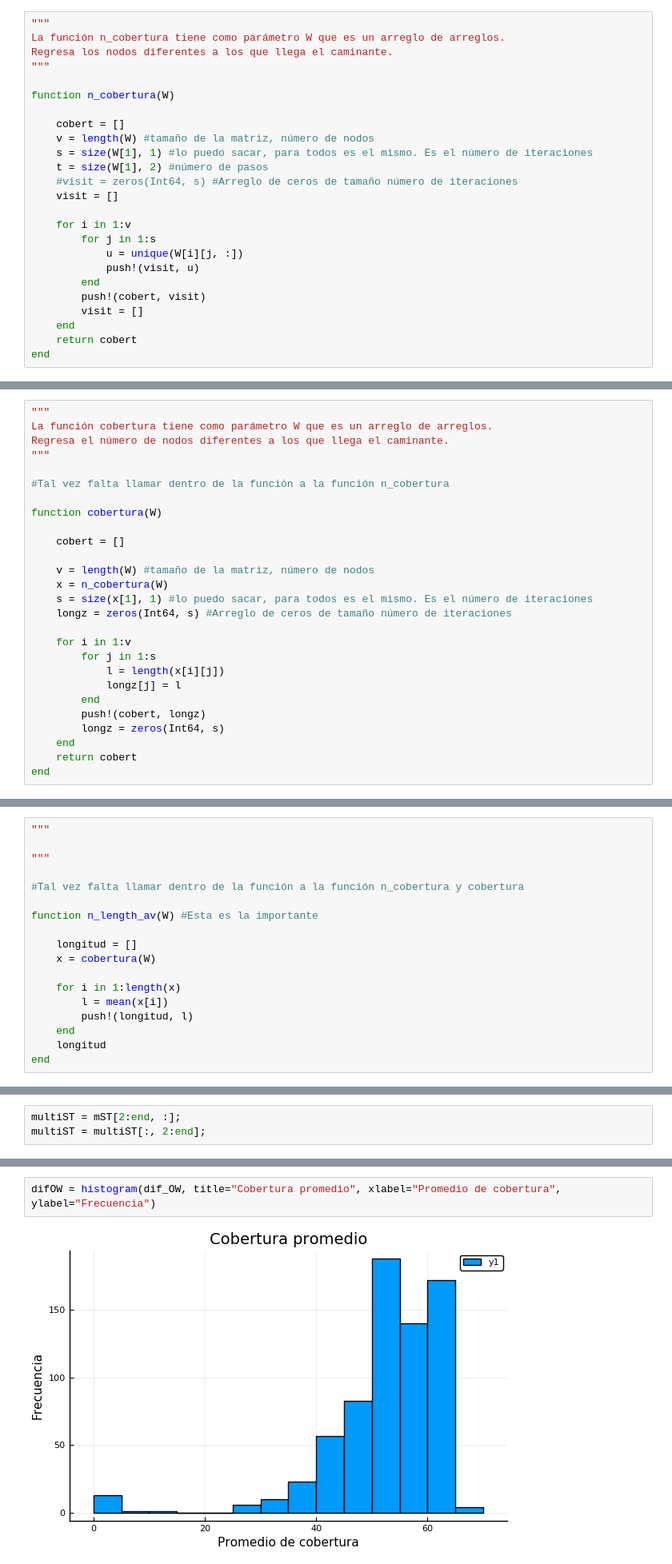
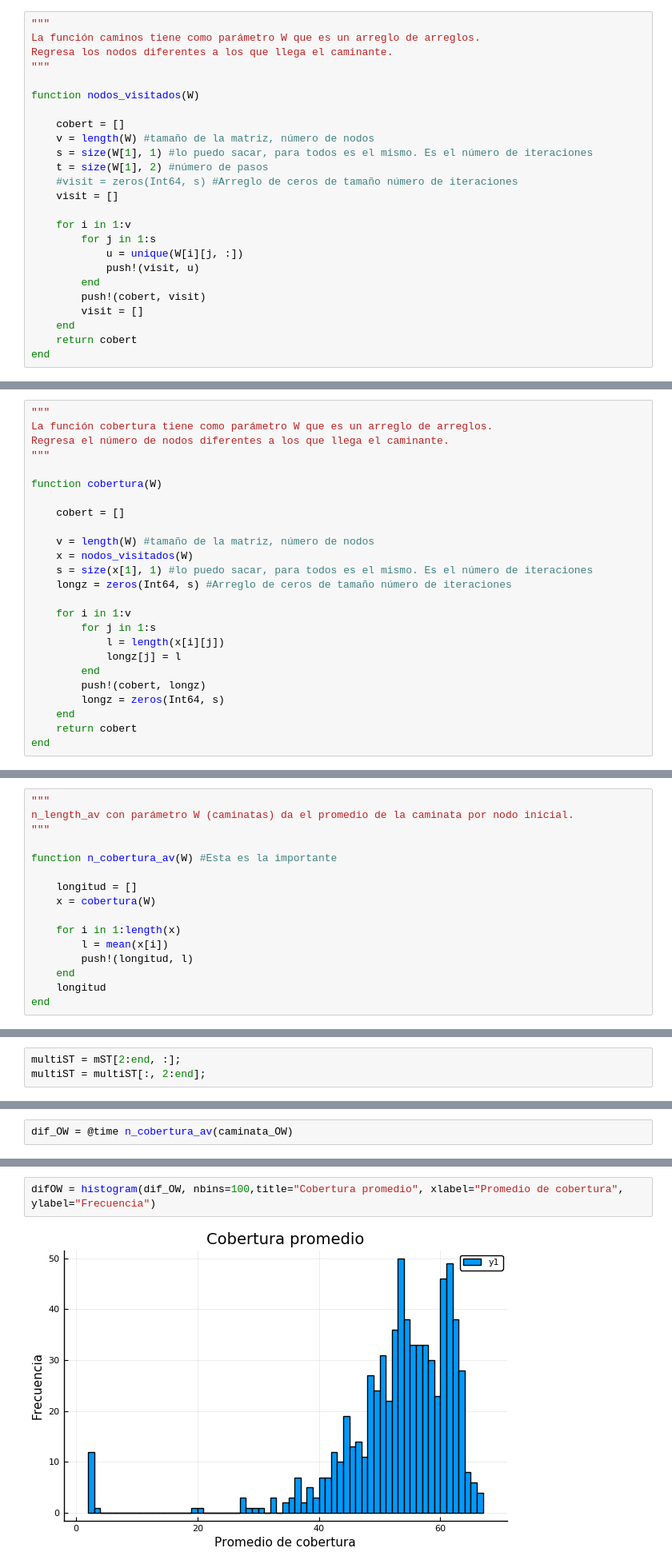
Before and after one commit to Yuriyama/Proyecto_aerolineas, a Jupyter notebook: Code/Alianzas_RW.ipynb, the cells around one changed output, grey strips where cells are left out. Shown at 80% size. Drawn from its saved outputs; the diff is of its cells as text.

Commit message:
Algunos histogramas

```diff
--- a/Code/Alianzas_RW.ipynb
+++ b/Code/Alianzas_RW.ipynb
@@ -223,11 +284,11 @@ end
 walk_av_length (generic function with 1 method)
 # %%
 """
-La función n_cobertura tiene como parámetro W que es un arreglo de arreglos.
+La función caminos tiene como parámetro W que es un arreglo de arreglos.
 Regresa los nodos diferentes a los que llega el caminante.
 """
 
-function n_cobertura(W)
+function nodos_visitados(W)
 
     cobert = []
     v = length(W) #tamaño de la matriz, número de nodos
@@ -254,14 +319,12 @@ La función cobertura tiene como parámetro W que es un arreglo de arreglos.
 Regresa el número de nodos diferentes a los que llega el caminante.
 """
 
-#Tal vez falta llamar dentro de la función a la función n_cobertura
-
 function cobertura(W)
 
     cobert = []
 
     v = length(W) #tamaño de la matriz, número de nodos
-    x = n_cobertura(W)
+    x = nodos_visitados(W)
     s = size(x[1], 1) #lo puedo sacar, para todos es el mismo. Es el número de iteraciones
     longz = zeros(Int64, s) #Arreglo de ceros de tamaño número de iteraciones
 
@@ -279,12 +342,10 @@ end
 cobertura (generic function with 1 method)
 # %%
 """
-
+n_length_av con parámetro W (caminatas) da el promedio de la caminata por nodo inicial.
 """
 
-#Tal vez falta llamar dentro de la función a la función n_cobertura y cobertura
-
-function n_length_av(W) #Esta es la importante
+function n_cobertura_av(W) #Esta es la importante
 
     longitud = []
     x = cobertura(W)
@@ -837,0 +1152,2 @@ difSA = histogram(dif_SA, title="Cobertura promedio", xlabel="Promedio de cobert
+# %%
+dif_OW = @time n_cobertura_av(caminata_OW)
@@ -838,4 +1173,4 @@ difSA = histogram(dif_SA, title="Cobertura promedio", xlabel="Promedio de cobert
 # %%
-difOW = histogram(dif_OW, title="Cobertura promedio", xlabel="Promedio de cobertura", ylabel="Frecuencia")
+difOW = histogram(dif_OW, nbins=100,title="Cobertura promedio", xlabel="Promedio de cobertura", ylabel="Frecuencia")
 # %% [output]
-[figure, old version]
+[figure, new version]
```
Also changed, not shown: parts of 84 cells of this notebook.
